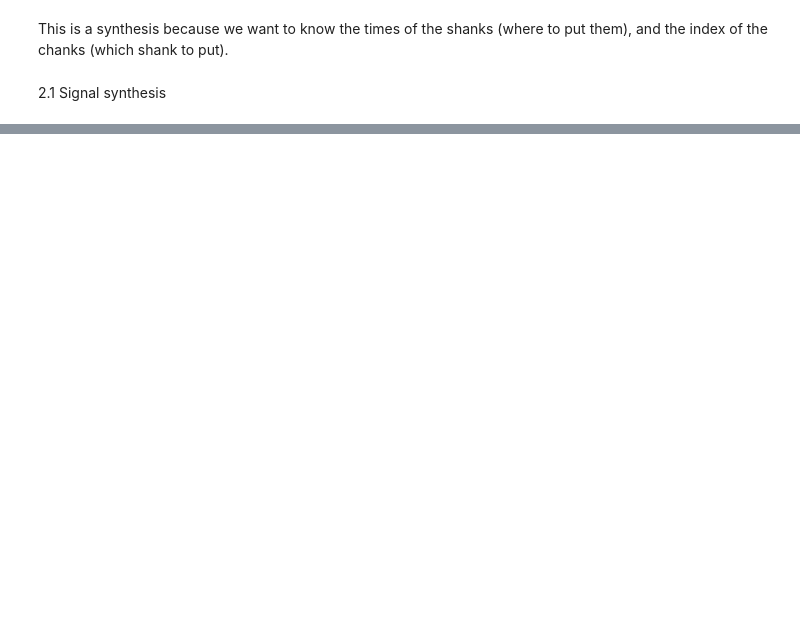
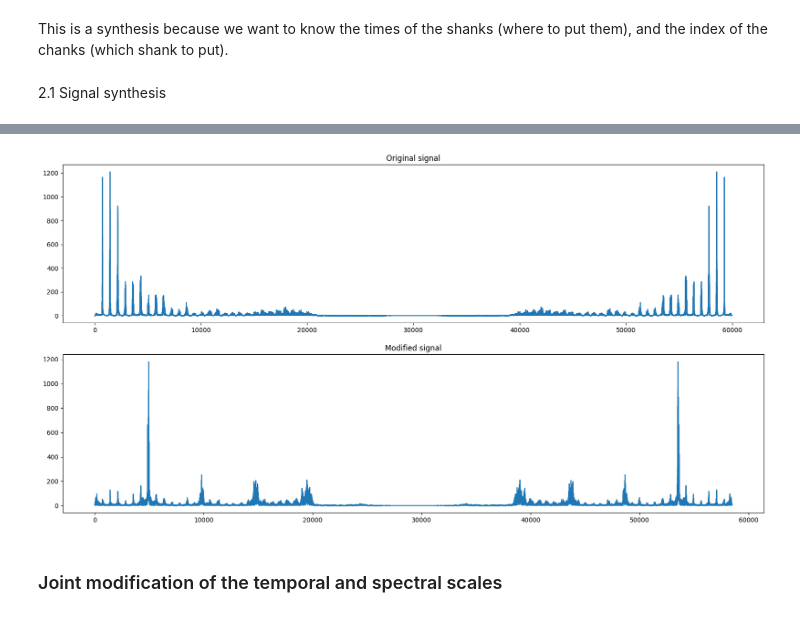
Before and after one commit to iliasslasri/DSP-DL_for_audio, a Jupyter notebook: spectral-and-temporal-modiﬁcations/spectral-and-temporal-modifications.ipynb, the cells around one changed output, grey strips where cells are left out. Cells and saved outputs as stored; diff of their text form; code cells hidden in the pictures; blank space fills up the shorter version.

Commit message:
spectral and temporal modifications

```diff
--- a/spectral-and-temporal-modiﬁcations/spectral-and-temporal-modifications.ipynb
+++ b/spectral-and-temporal-modiﬁcations/spectral-and-temporal-modifications.ipynb
@@ -179,0 +211,21 @@ TypeError: only length-1 arrays can be converted to Python scalars
+# %%
+def ChangeTimeScale(alpha, A, Fs):
+    B = np.zeros((2, alpha * len(A[0, :])))
+    # init
+    B[0, 0] = 0
+    B[1, 1] = 1
+    k = 1
+    while(B[1, k] + 1/alpha < len(A[0, :])):
+        ts_k_1 = B[0, k-1]
+        n_k = int(B[1, k])
+        pa = A[2, n_k]
+
+        B[0, k] = ts_k_1 + pa
+        B[1, k+1] = B[1, k] + 1/alpha
+
+        k += 1
+
+    # floor all values
+    B[0, :] = np.floor(B[0, :])
+    B[1, :] = np.floor(B[1, :])
+    return B
@@ -179,0 +257,5 @@ TypeError: only length-1 arrays can be converted to Python scalars
+# %%
+alpha = 2
+B = ChangeTimeScale(alpha, A, Fs)
+print(B.shape)
+print(A.shape)
@@ -179,0 +320,5 @@ TypeError: only length-1 arrays can be converted to Python scalars
+# %%
+beta=7
+B = ChangePitchScale(beta, A, Fs)
+print(B.shape)
+print(A.shape)
@@ -179,0 +347,18 @@ TypeError: only length-1 arrays can be converted to Python scalars
+# %%
+fft_x = np.fft.fft(x)
+fft_y = np.fft.fft(y)
+plt.figure(figsize=(20, 10))
+plt.subplot(2, 1, 1)
+plt.plot(np.abs(fft_x))
+plt.title("Original signal")
+
+
+plt.subplot(2, 1, 2)
+plt.plot(np.abs(fft_y))
+plt.title("Modified signal")
+
+plt.show()
+# %% [output]
+[figure, added]
+# %% [markdown]
+### Joint modification of the temporal and spectral scales
```
Also changed, not shown: parts of 25 cells of this notebook.
